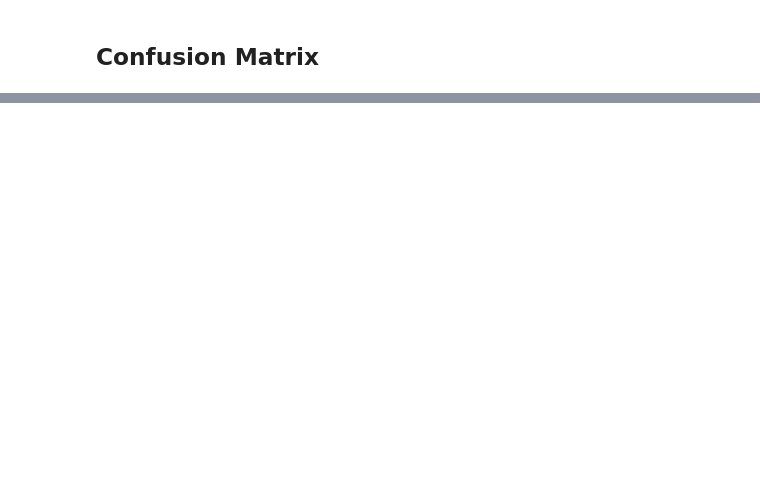
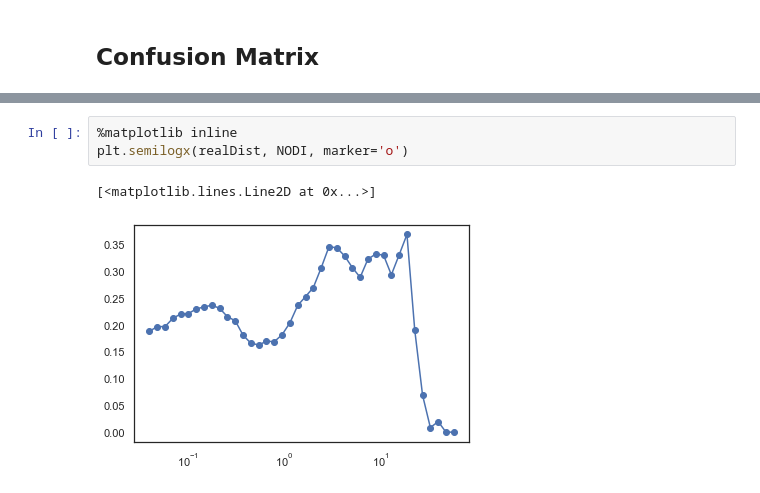
Before and after one commit to FraTozz/mouseTracking, a Jupyter notebook: behaviourClassifier.ipynb, the cells around one changed output, grey strips where cells are left out. Saved outputs shown, nothing was run; the diff lists cells and outputs as text; blank space fills up the shorter version.

```diff
--- a/behaviourClassifier.ipynb
+++ b/behaviourClassifier.ipynb
@@ -350,0 +690,6 @@ weighted avg       0.99      0.99      0.99     37797
+# %%
+%matplotlib inline
+plt.semilogx(realDist, NODI, marker='o')
+# %% [output]
+[<matplotlib.lines.Line2D at 0x...>]
+[figure, added]
```
Also changed, not shown: parts of 24 cells of this notebook.
